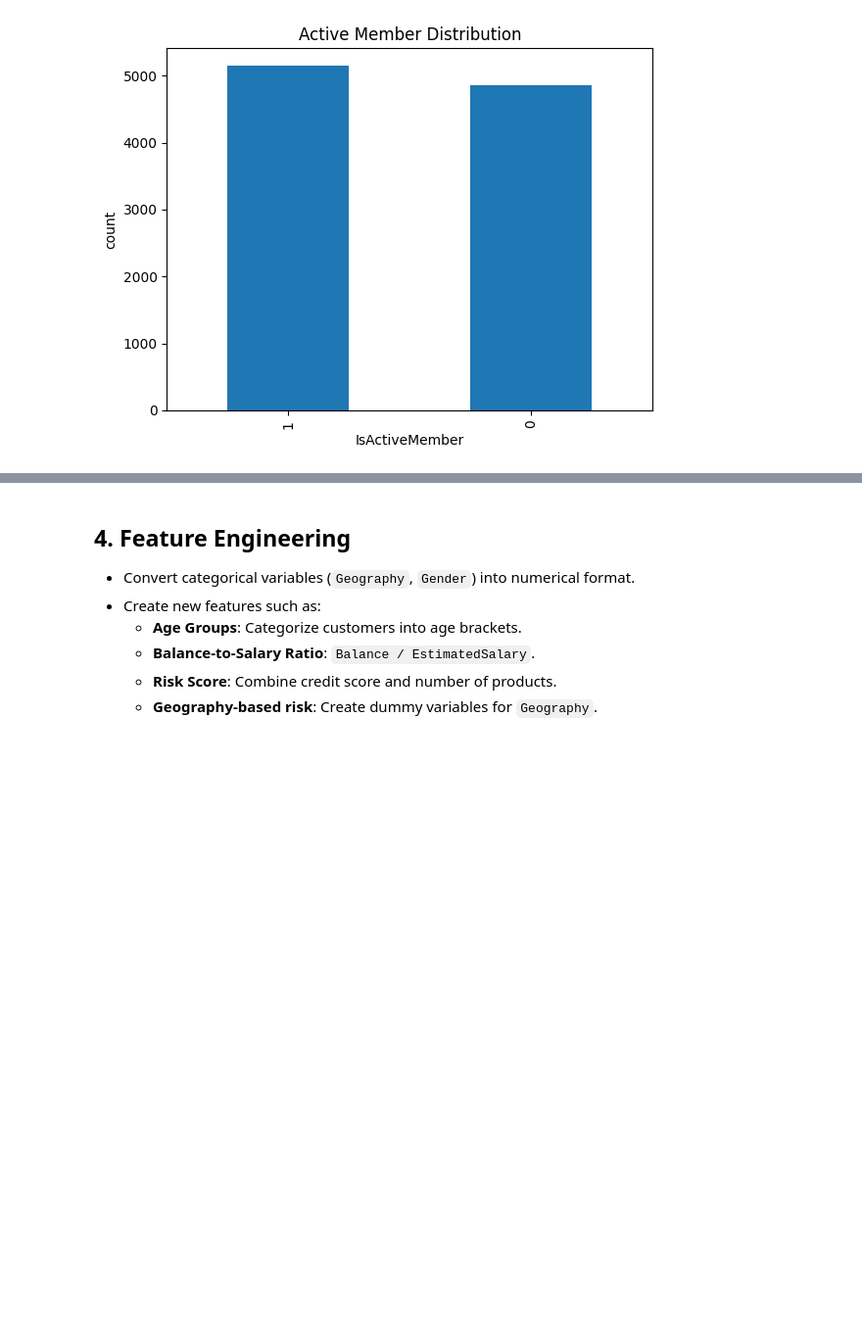
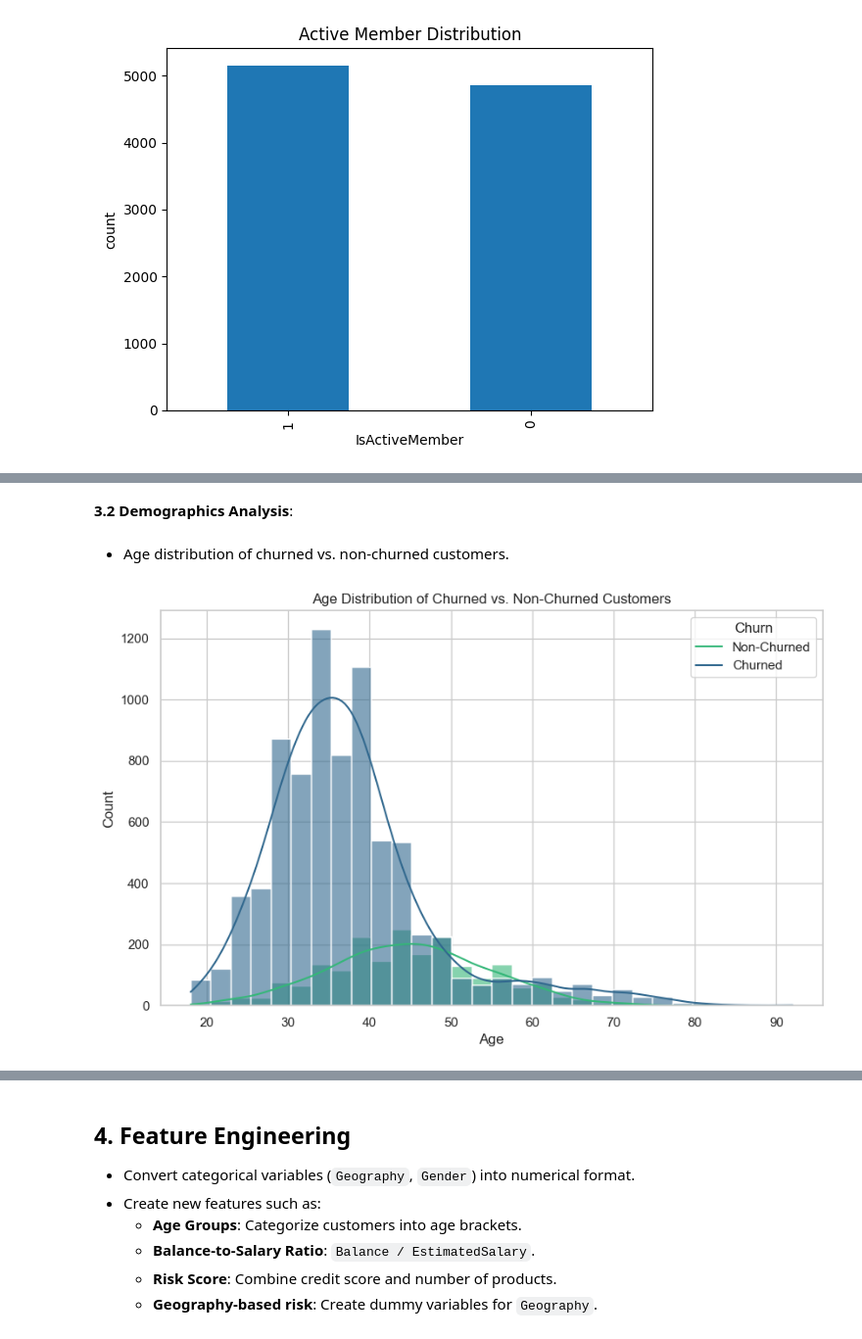
Before and after one commit to NhaDAlvarado/Data_Analysis-Portfolio, a Jupyter notebook: Churn_Analysis/python_analysis.ipynb, the cells around one changed output, grey strips where cells are left out. Shown at 98% size. Saved outputs shown, nothing was run; the diff lists cells and outputs as text; code cells hidden in the pictures; blank space fills up the shorter version.

```diff
--- a/Churn_Analysis/python_analysis.ipynb
+++ b/Churn_Analysis/python_analysis.ipynb
@@ -179,0 +185,22 @@ plt.show()
+# %% [markdown]
+**3.2 Demographics Analysis**:
+# %% [markdown]
+- Age distribution of churned vs. non-churned customers.
+# %%
+# Set the style
+sns.set(style="whitegrid")
+
+# Create a histogram
+plt.figure(figsize=(10, 6))
+sns.histplot(data=df, x='Age', hue='Exited', kde=True, palette='viridis', bins=30, alpha=0.6)
+
+# Add labels and title
+plt.title("Age Distribution of Churned vs. Non-Churned Customers")
+plt.xlabel("Age")
+plt.ylabel("Count")
+
+# Show the plot
+plt.legend(title='Churn', labels=['Non-Churned', 'Churned'])
+plt.show()
+# %% [output]
+[figure, added]
```
Also changed, not shown: parts of 16 cells of this notebook.
